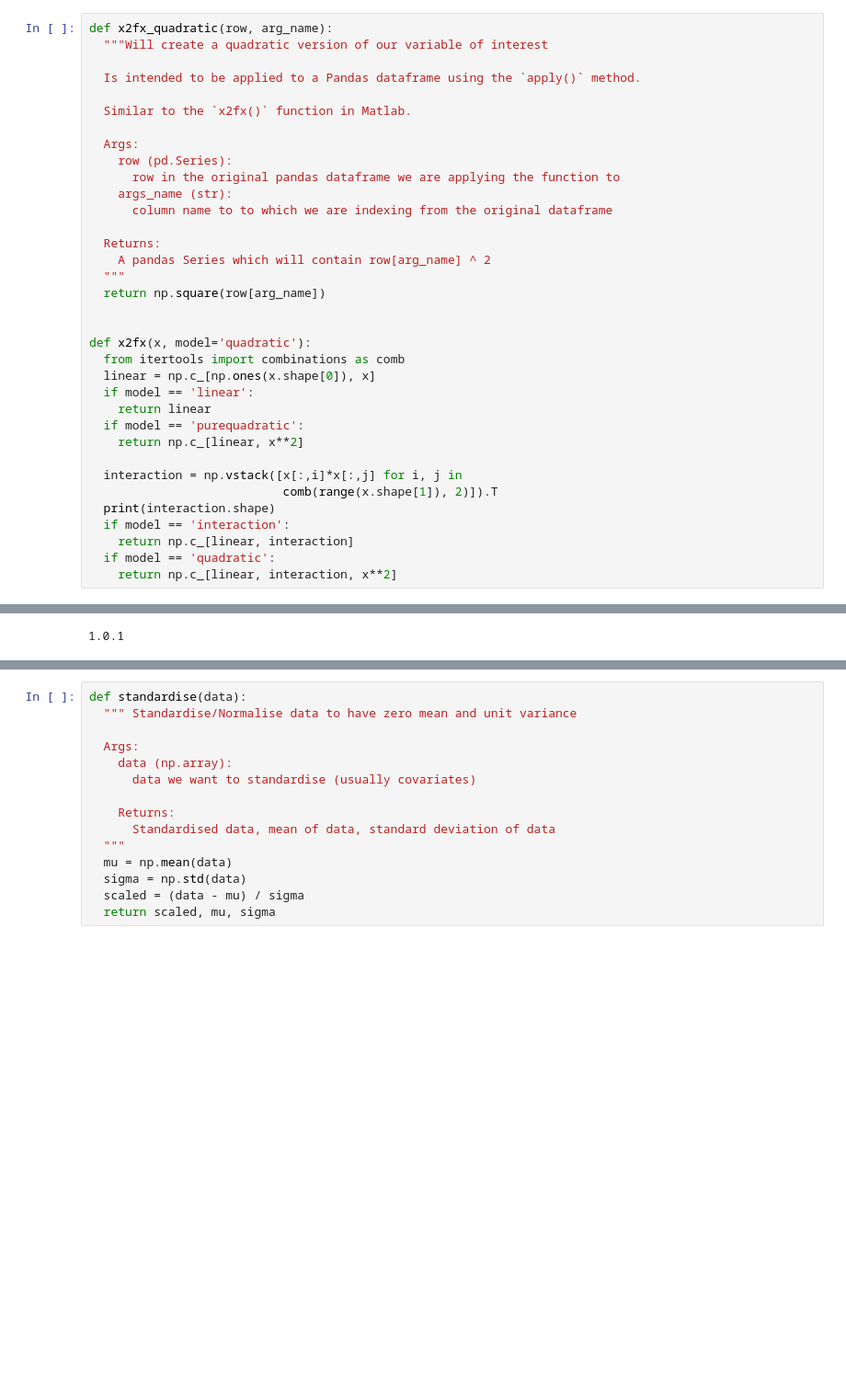
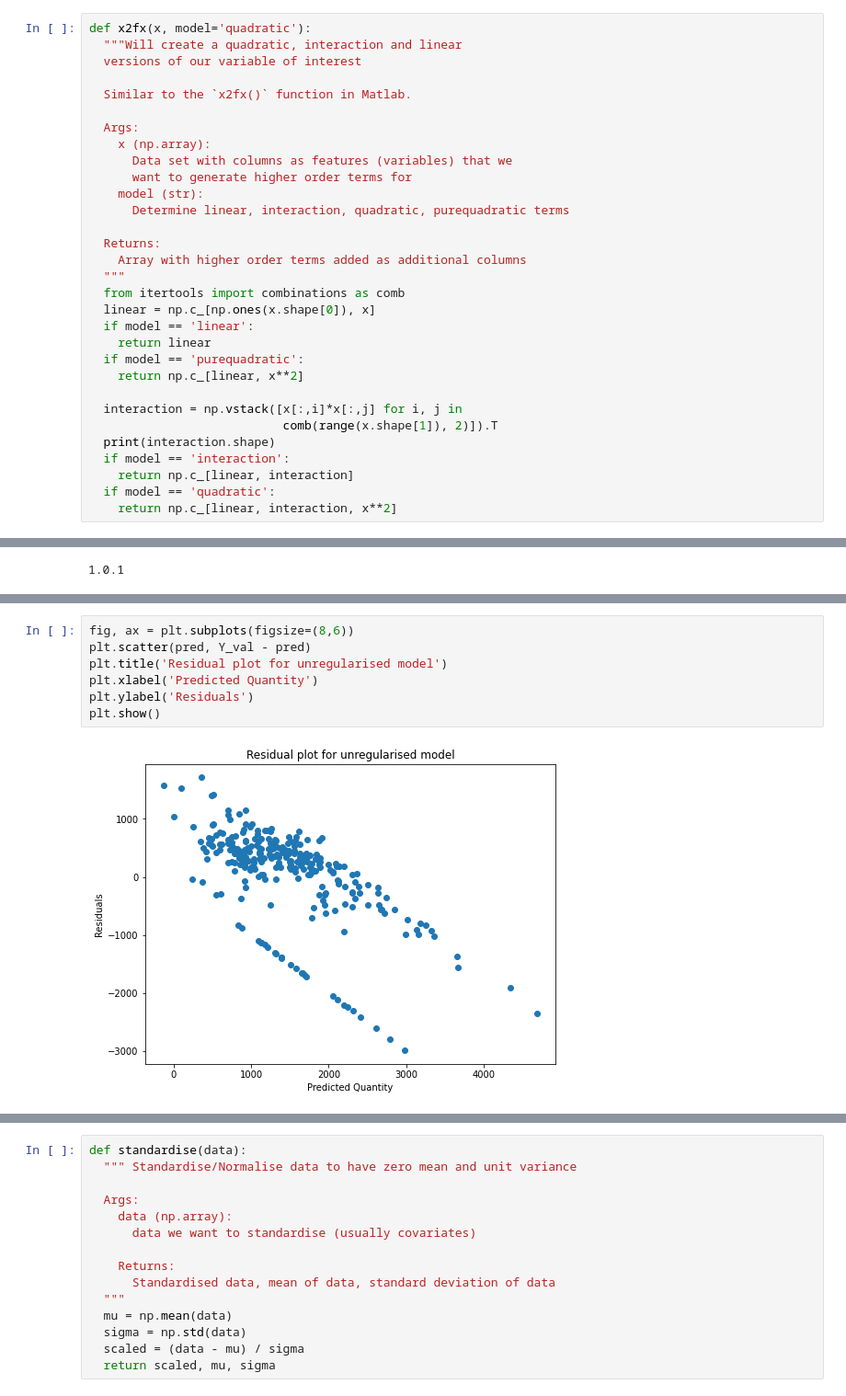
Before and after one commit to egstatsml/cab420, a Jupyter notebook: tute_2.ipynb, the cells around one changed output, grey strips where cells are left out. Shown at 92% size. Cells and saved outputs as stored; diff of their text form; blank space fills up the shorter version.

```diff
--- a/tute_2.ipynb
+++ b/tute_2.ipynb
@@ -122,26 +129,22 @@ strong multicollinearity or other numerical problems.
 # %% [markdown]
 Want to add some quadratic terms to our model.
 # %%
-def x2fx_quadratic(row, arg_name):
-  """Will create a quadratic version of our variable of interest
-
-  Is intended to be applied to a Pandas dataframe using the `apply()` method.
+def x2fx(x, model='quadratic'):
+  """Will create a quadratic, interaction and linear
+  versions of our variable of interest
 
   Similar to the `x2fx()` function in Matlab.
 
   Args:
-    row (pd.Series):
-      row in the original pandas dataframe we are applying the function to
-    args_name (str):
-      column name to to which we are indexing from the original dataframe
+    x (np.array):
+      Data set with columns as features (variables) that we
+      want to generate higher order terms for
+    model (str):
+      Determine linear, interaction, quadratic, purequadratic terms
 
   Returns:
-    A pandas Series which will contain row[arg_name] ^ 2
+    Array with higher order terms added as additional columns
   """
-  return np.square(row[arg_name])
-
-
-def x2fx(x, model='quadratic'):
   from itertools import combinations as comb
   linear = np.c_[np.ones(x.shape[0]), x]
   if model == 'linear':
@@ -210,0 +220,9 @@ Covariance Type:            nonrobust
+# %%
+fig, ax = plt.subplots(figsize=(8,6))
+plt.scatter(pred, Y_val - pred)
+plt.title('Residual plot for unregularised model')
+plt.xlabel('Predicted Quantity')
+plt.ylabel('Residuals')
+plt.show()
+# %% [output]
+[figure, added]
```
Also changed, not shown: parts of 18 cells of this notebook.
